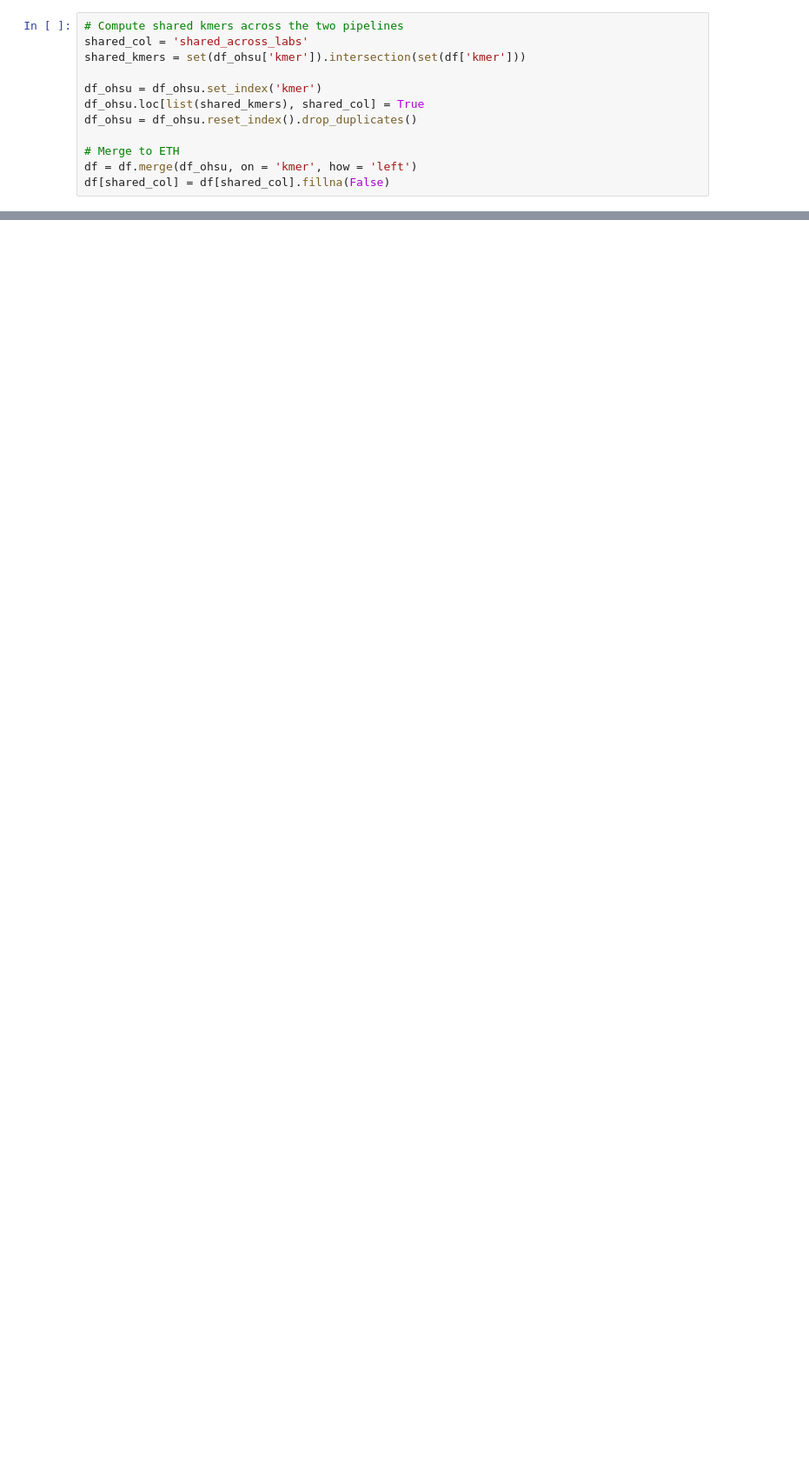
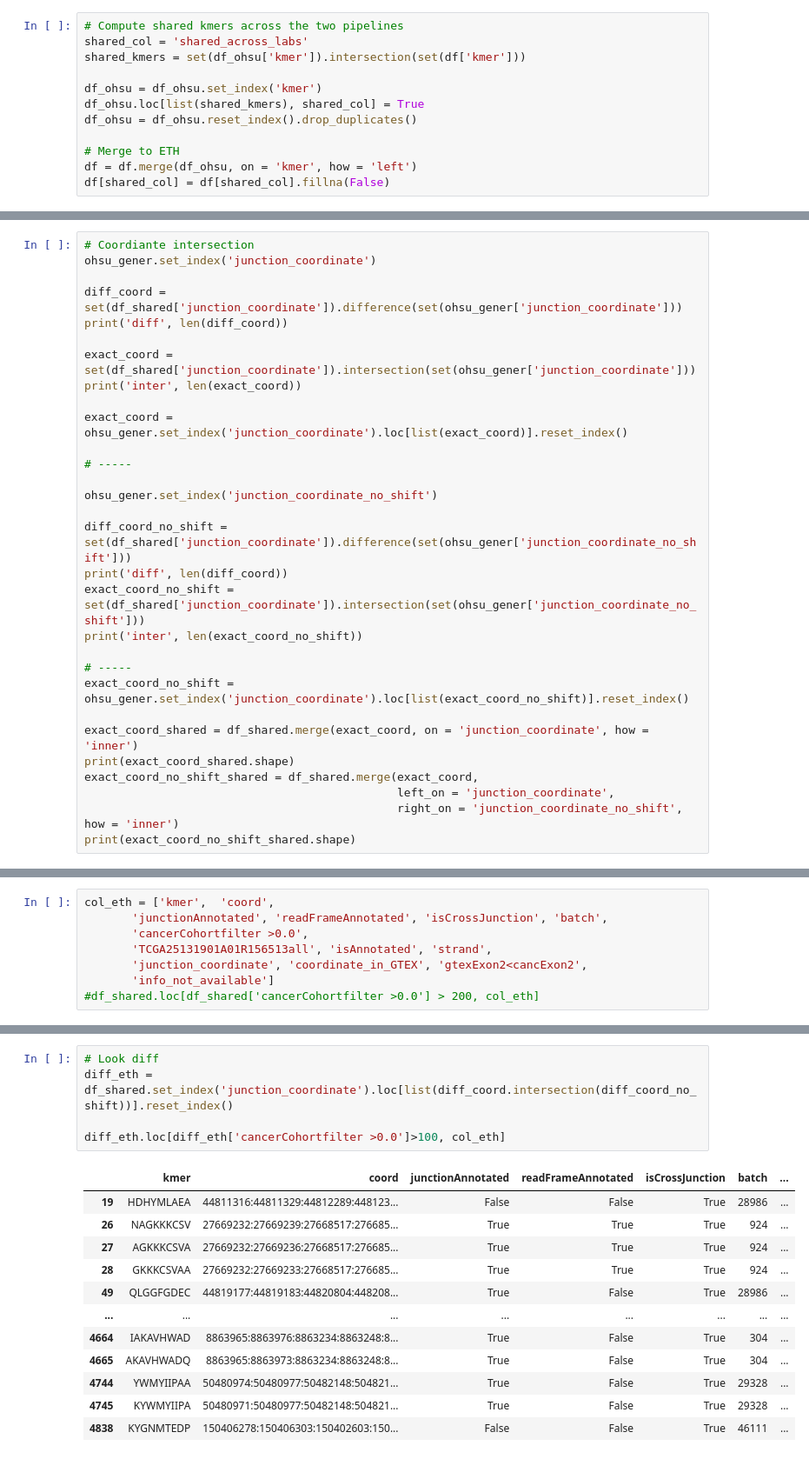
Before and after one commit to ratschlab/projects2020_ohsu, a Jupyter notebook: eth/plotting/OHSU_collab_Rerun_allRF/p20230315_recurrence_expression_metainfo.ipynb, the cells around one changed output, grey strips where cells are left out. Shown: that part at 87% size. Saved outputs shown, nothing was run; the diff lists cells and outputs as text; blank space fills up the shorter version.

```diff
--- a/eth/plotting/OHSU_collab_Rerun_allRF/p20230315_recurrence_expression_metainfo.ipynb
+++ b/eth/plotting/OHSU_collab_Rerun_allRF/p20230315_recurrence_expression_metainfo.ipynb
@@ -275,0 +309,30 @@ fig.show()
+# %%
+# Coordiante intersection
+ohsu_gener.set_index('junction_coordinate')
+
+diff_coord = set(df_shared['junction_coordinate']).difference(set(ohsu_gener['junction_coordinate']))
+print('diff', len(diff_coord))
+
+exact_coord = set(df_shared['junction_coordinate']).intersection(set(ohsu_gener['junction_coordinate']))
+print('inter', len(exact_coord))
+
+exact_coord = ohsu_gener.set_index('junction_coordinate').loc[list(exact_coord)].reset_index()
+
+# -----
+
+ohsu_gener.set_index('junction_coordinate_no_shift')
+
+diff_coord_no_shift = set(df_shared['junction_coordinate']).difference(set(ohsu_gener['junction_coordinate_no_shift']))
+print('diff', len(diff_coord))
+exact_coord_no_shift = set(df_shared['junction_coordinate']).intersection(set(ohsu_gener['junction_coordinate_no_shift']))
+print('inter', len(exact_coord_no_shift))
+
+# -----
+exact_coord_no_shift = ohsu_gener.set_index('junction_coordinate').loc[list(exact_coord_no_shift)].reset_index()
+
+exact_coord_shared = df_shared.merge(exact_coord, on = 'junction_coordinate', how = 'inner')
+print(exact_coord_shared.shape)
+exact_coord_no_shift_shared = df_shared.merge(exact_coord,
+                                              left_on = 'junction_coordinate',
+                                              right_on = 'junction_coordinate_no_shift', how = 'inner')
+print(exact_coord_no_shift_shared.shape)
@@ -275,0 +416,8 @@ fig.show()
+# %%
+col_eth = ['kmer',  'coord',
+       'junctionAnnotated', 'readFrameAnnotated', 'isCrossJunction', 'batch',
+       'cancerCohortfilter >0.0',
+       'TCGA25131901A01R156513all', 'isAnnotated', 'strand',
+       'junction_coordinate', 'coordinate_in_GTEX', 'gtexExon2<cancExon2',
+       'info_not_available']
+#df_shared.loc[df_shared['cancerCohortfilter >0.0'] > 200, col_eth]
@@ -275,0 +428,18 @@ fig.show()
+# %%
+# Look diff
+diff_eth = df_shared.set_index('junction_coordinate').loc[list(diff_coord.intersection(diff_coord_no_shift))].reset_index()
+
+diff_eth.loc[diff_eth['cancerCohortfilter >0.0']>100, col_eth]
+# %% [output]
+|  | kmer | coord | junctionAnnotated | readFrameAnnotated | isCrossJunction | batch | ... |
+| 19 | HDHYMLAEA | 44811316:44811329:44812289:448123... | False | False | True | 28986 | ... |
+| 26 | NAGKKKCSV | 27669232:27669239:27668517:276685... | True | True | True | 924 | ... |
+| 27 | AGKKKCSVA | 27669232:27669236:27668517:276685... | True | True | True | 924 | ... |
+| 28 | GKKKCSVAA | 27669232:27669233:27668517:276685... | True | True | True | 924 | ... |
+| 49 | QLGGFGDEC | 44819177:44819183:44820804:448208... | True | False | True | 28986 | ... |
+| ... | ... | ... | ... | ... | ... | ... | ... |
+| 4664 | IAKAVHWAD | 8863965:8863976:8863234:8863248:8... | True | False | True | 304 | ... |
+| 4665 | AKAVHWADQ | 8863965:8863973:8863234:8863248:8... | True | False | True | 304 | ... |
+| 4744 | YWMYIIPAA | 50480974:50480977:50482148:504821... | True | False | True | 29328 | ... |
+| 4745 | KYWMYIIPA | 50480971:50480977:50482148:504821... | True | False | True | 29328 | ... |
+| 4838 | KYGNMTEDP | 150406278:150406303:150402603:150... | False | False | True | 46111 | ... |
```
Also changed, not shown: parts of 29 cells of this notebook, 1 other file.
